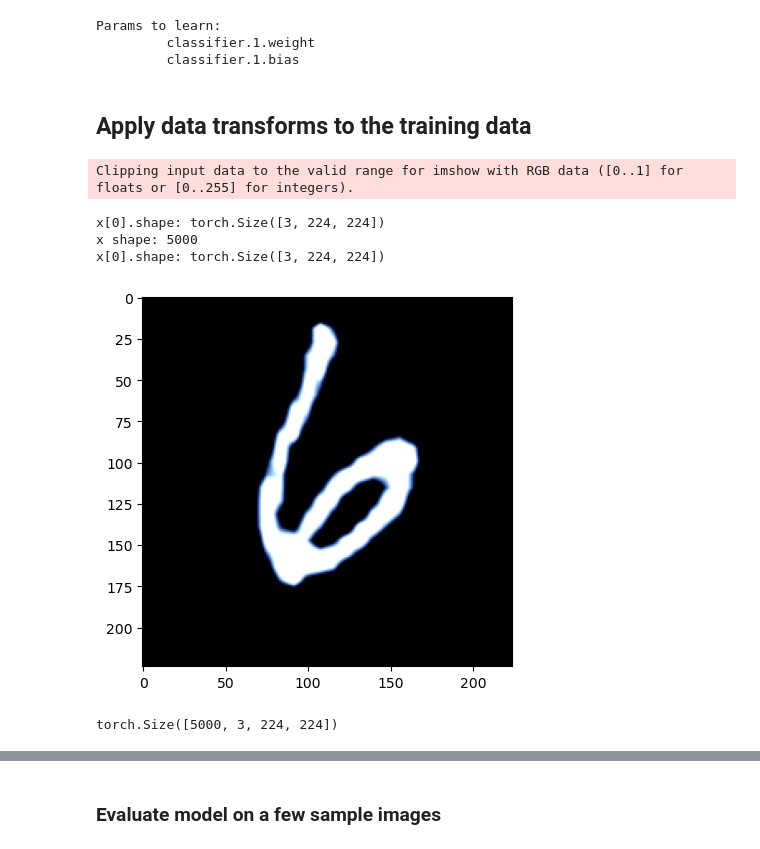
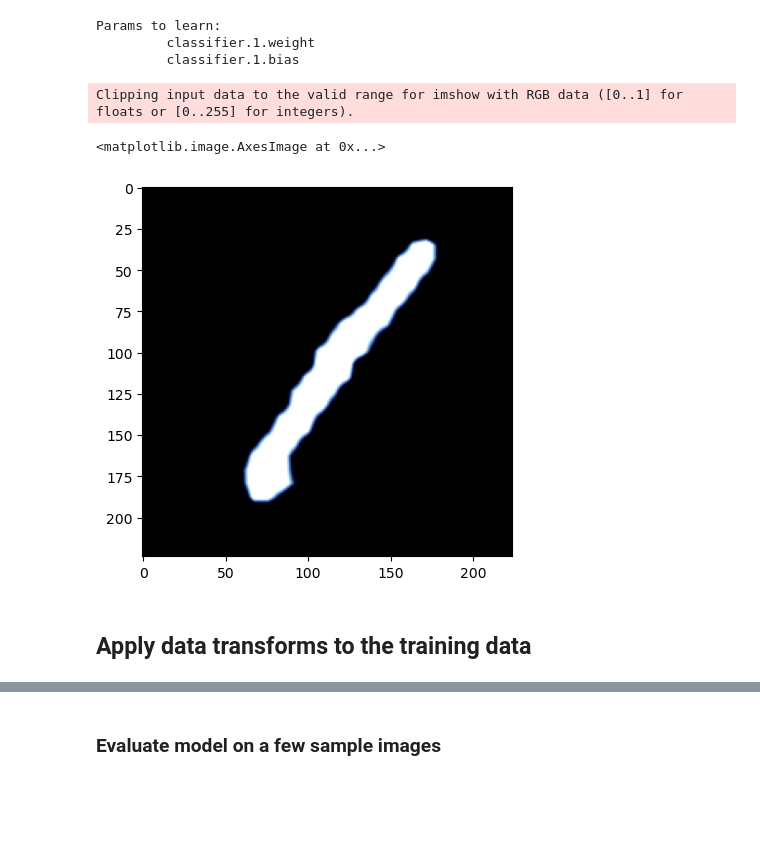
Before and after one commit to osamja/ai-experiments, a Jupyter notebook: mnist-feature-extractor.ipynb, the cells around one changed output, grey strips where cells are left out. Saved outputs shown, nothing was run; the diff lists cells and outputs as text; code cells hidden in the pictures; blank space fills up the shorter version.

```diff
--- a/mnist-feature-extractor.ipynb
+++ b/mnist-feature-extractor.ipynb
@@ -309,39 +324,12 @@ Params to learn:
 # %%
 # Setup the loss function
 criterion = nn.CrossEntropyLoss()
+# %%
+# plot a single transformed image
+plt.imshow(data_transforms['train'](X_train[0]).permute(1, 2, 0)) # permute to convert from CxHxW to HxWxC
+# %% [output]
+Clipping input data to the valid range for imshow with RGB data ([0..1] for floats or [0..255] for integers).
+<matplotlib.image.AxesImage at 0x...>
+[figure, added]
 # %% [markdown]
 ## Apply data transforms to the training data
-# %%
-
-
-x = X_train[:5000]   # TODO: use only 100 images for training for now
-y = y_train[:5000]
-
-y = torch.tensor(y, dtype=torch.long)
-
-# plot a single transformed image
-plt.imshow(data_transforms['train'](x[0]).permute(1, 2, 0)) # permute to convert from CxHxW to HxWxC
-
-# Apply the train data transforms on X_train
-x = [data_transforms['train'](x_i) for x_i in x]
-
-print(f'x[0].shape: {x[0].shape}')
-print(f'x shape: {len(x)}')
-
-# add batch dimension to x
-x = torch.stack(x)
-
-# for a single image, we need to add a batch dimension
-# x = x.unsqueeze(0)
-
-print(f'x[0].shape: {x[0].shape}')
-# %% [output]
-Clipping input data to the valid range for imshow with RGB data ([0..1] for floats or [0..255] for integers).
-x[0].shape: torch.Size([3, 224, 224])
-x shape: 5000
-x[0].shape: torch.Size([3, 224, 224])
-[figure, removed]
-# %%
-x.shape
-# %% [output]
-torch.Size([5000, 3, 224, 224])
```
Also changed, not shown: parts of 26 cells of this notebook, 4 other files.
